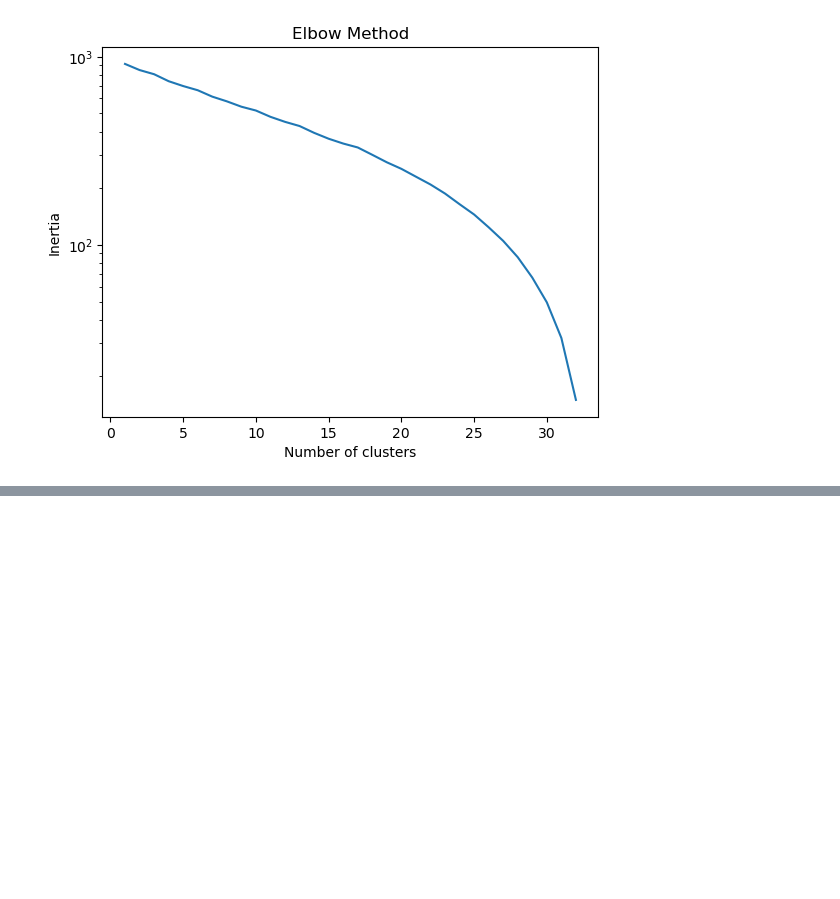
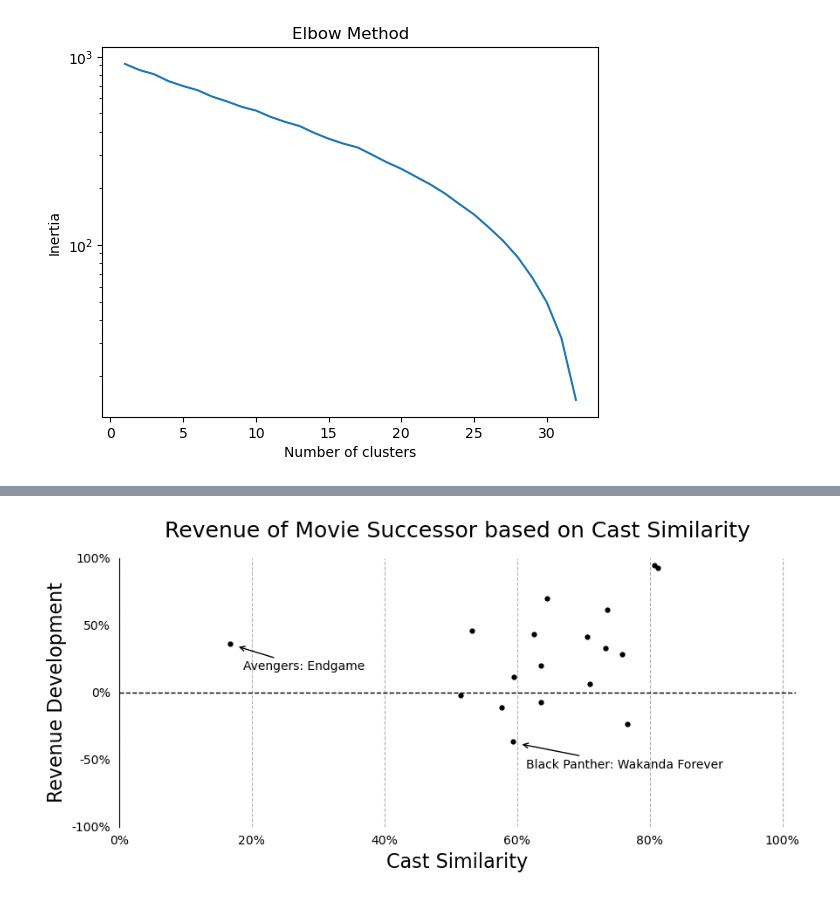
Before and after one commit to rizz-kings/data-in-the-wild, a Jupyter notebook: notebooks/filmseries.ipynb, the cells around one changed output, grey strips where cells are left out. Drawn from its saved outputs; the diff is of its cells as text; code cells hidden in the pictures; blank space fills up the shorter version.

```diff
--- a/notebooks/filmseries.ipynb
+++ b/notebooks/filmseries.ipynb
@@ -274,0 +367,85 @@ for film_series in film_series_sorted:
+# %%
+# making scatter plot
+# cast similaryty on x
+# revenue development on y
+
+# getting the x and y values
+from pstats import Stats
+from matplotlib.ticker import MultipleLocator
+
+
+x = [movie_succession[3] * 100 for movie_succession in movie_successions]
+y = [movie_succession[2] * 100 for movie_succession in movie_successions]
+
+# plotting the scatter plot
+plt.figure(figsize=(10, 4))
+
+plt.scatter(x, y, c='black', s=12)
+plt.title('Revenue of Movie Successor based on Cast Similarity', fontdict={'fontsize': 18 }, y=1.05)
+
+plt.xlabel('Cast Similarity', fontdict={'fontsize': 16})
+# x scale from 0 to 100%
+plt.xlim(0, 102)
+
+plt.ylabel('Revenue Development', fontdict={'fontsize': 16})
+# y scale from -1 to 1
+plt.ylim(-100, 100)
+
+
+
+# remove spines
+plt.gca().spines['top'].set_visible(False)
+plt.gca().spines['right'].set_visible(False)
+plt.gca().spines['bottom'].set_visible(False)
+plt.gca().tick_params(axis='x', which='both', bottom=False)
+plt.gca().tick_params(axis='y', which='both', left=False)
+
+# plt.gca().xaxis.set_minor_locator(MultipleLocator(10))
+plt.gca().xaxis.set_major_locator(MultipleLocator(20))
+plt.gca().yaxis.set_major_locator(MultipleLocator(50))
+# plt.gca().grid(True, axis='y')
+plt.gca().grid(True, axis='x', which='major', linestyle='--')
+# plt.gca().grid(True, axis='x', which='minor', linestyle='--')
+
+# percentage sign on x axis ticks
+plt.gca().set_xticklabels(['{:.0f}%'.format(x) for x in plt.gca().get_xticks()])
+
+# percentage sign on y axis ticks
+plt.gca().set_yticklabels(['{:.0f}%'.format(x) for x in plt.gca().get_yticks()])
+
+# horizontal line at 0
+
+annotated_indexes = [17, 9]
+# annotating the points
+for i, txt in enumerate([movie_succession[1] for movie_succession in movie_successions]):
+    # plt.annotate(f"{i}-{txt}", (x[i], y[i]))
+    if i in annotated_indexes:
+        plt.annotate(txt, (x[i] + 1 , y[i] - 2),  fontsize=10, arrowprops=dict(arrowstyle='->', color='black', lw=1), xytext=(x[i] + 2, y[i] - 20))
+
+plt.axhline(y=0, c='black', ls='--', lw=1)
+
+
+# removing outliers
+x = np.array(x)
+y = np.array(y)
+
+# removing the outliers
+z_scores = np.abs((x - np.mean(x)) / np.std(x))
+threshold = 3
+x = x[z_scores < threshold]
+y = y[z_scores < threshold]
+
+# fitting a linear regression line to the data with removed outliers
+m, b = np.polyfit(x, y, 1)
+
+x = np.arange(0, 100, 1)
+# plt.plot(x, m*x + b, c='red', lw=0.5, label='Linear Regression without Outliers')
+point = 20
+# plt.annotate("Linear Regression without Outliers", (point, m*point + b + 5),  fontsize=10, rotation=m*13, c='red')
+
+# plt.legend(loc='upper left', frameon=False)
+
+plt.savefig(PLOT_FOLDER + "/scatter.png")
+plt.show()
+# %% [output]
+[figure, added]
```
Also changed, not shown: parts of 13 cells of this notebook, 23 other files.
